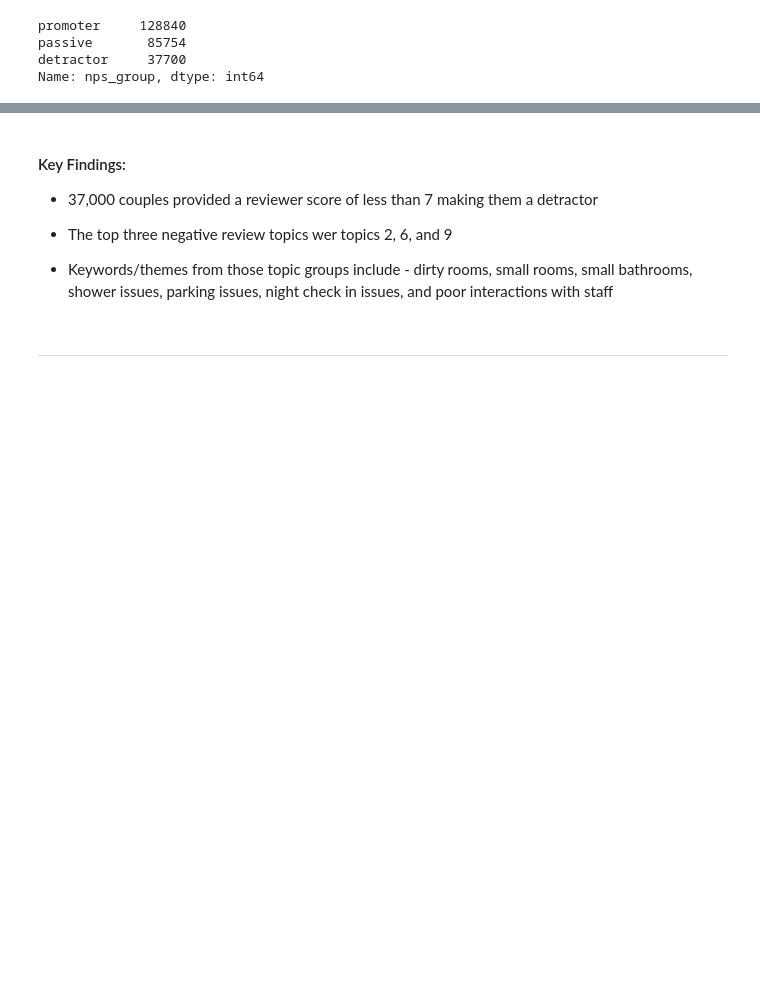
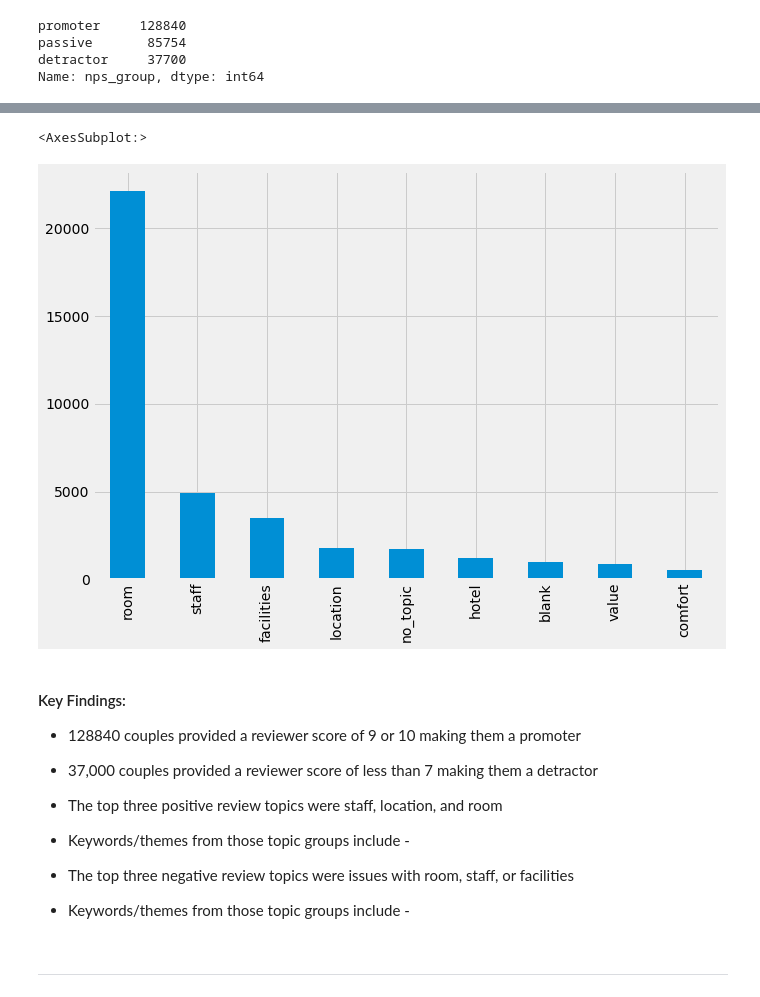
Before and after one commit to InPersonAnalysis/customer_review_capston, a Jupyter notebook: final_notebook.ipynb, the cells around one changed output, grey strips where cells are left out. Cells and saved outputs as stored; diff of their text form; code cells hidden in the pictures; blank space fills up the shorter version.

```diff
--- a/final_notebook.ipynb
+++ b/final_notebook.ipynb
@@ -507,10 +535,21 @@ Name: negative_dominant_topic, dtype: int64
+# %%
+detractor_couples.negative_topic.value_counts().plot.bar()
+# %% [output]
+<AxesSubplot:>
+[figure, added]
 # %% [markdown]
 #### Key Findings:
+   - 128840 couples provided a reviewer score of 9 or 10 making them a promoter
+
    - 37,000 couples provided a reviewer score of less than 7 making them a detractor
 
-   - The top three negative review topics wer topics 2, 6, and 9
+   - The top three positive review topics were staff, location, and room
 
-   - Keywords/themes from those topic groups include - dirty rooms, small rooms, small bathrooms, shower issues, parking issues, night check in issues, and poor interactions with staff
+   - Keywords/themes from those topic groups include -
+
+   - The top three negative review topics were issues with room, staff, or facilities
+
+   - Keywords/themes from those topic groups include -
 # %% [markdown]
 ---
 # %% [markdown]
```
Also changed, not shown: parts of 12 cells of this notebook.
